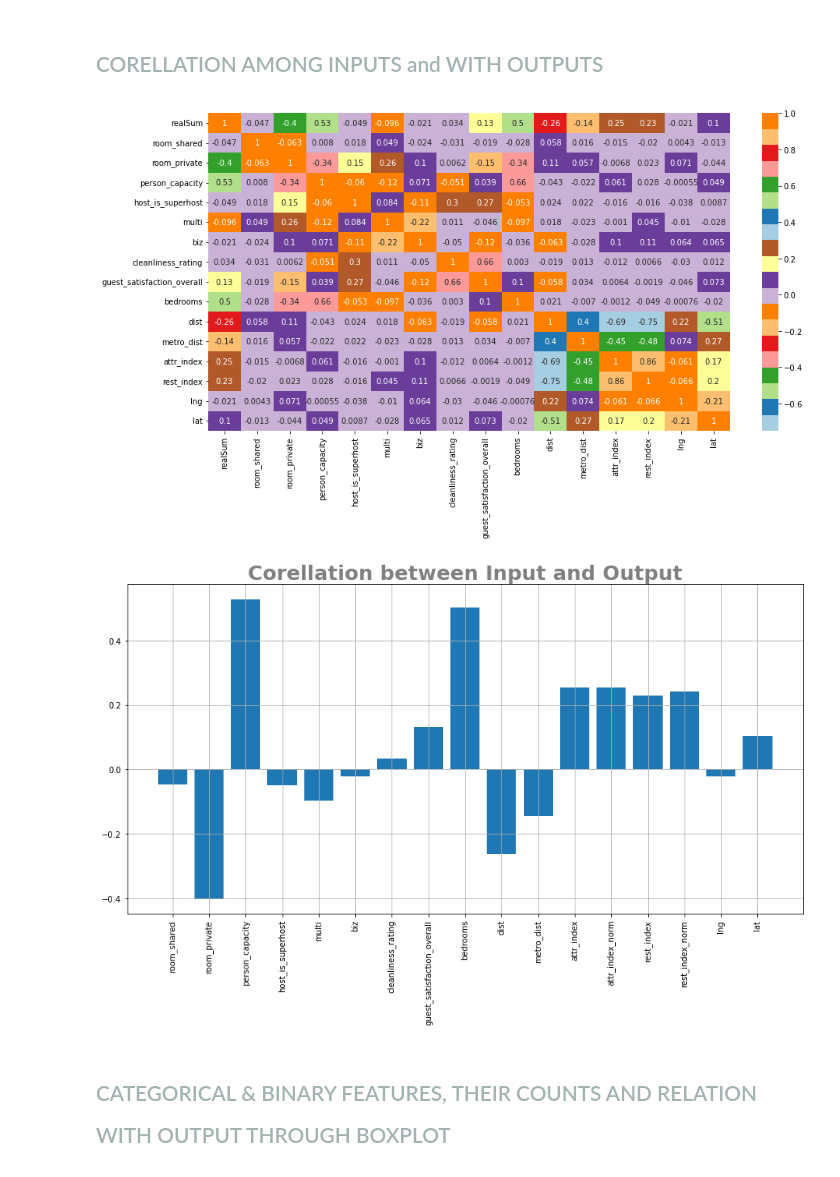
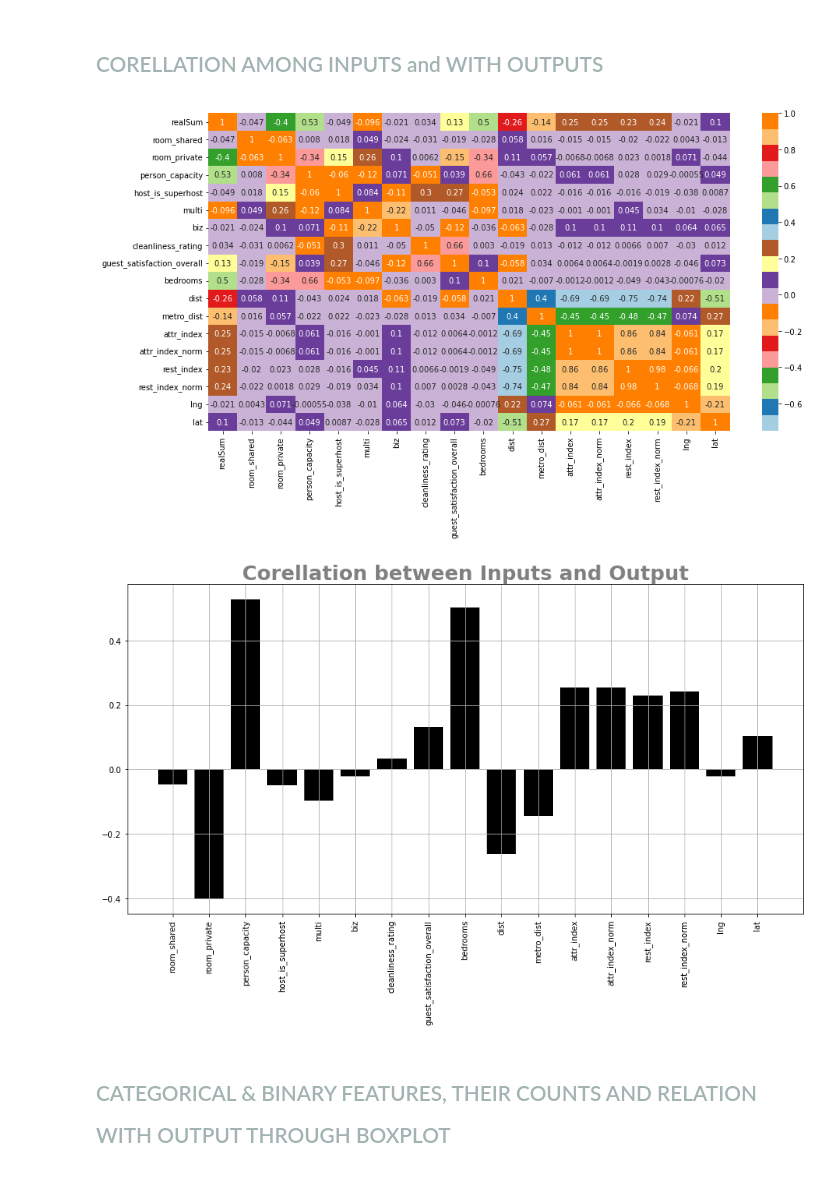
Before and after one commit to ibabarx/Machine-Learning-Hands-On, a Jupyter notebook: Airbnb Prices in European Cities/amsterdam.ipynb, the cells around one changed output. Saved outputs shown, nothing was run; the diff lists cells and outputs as text; code cells hidden in the pictures.

```diff
--- a/Airbnb Prices in European Cities/amsterdam.ipynb
+++ b/Airbnb Prices in European Cities/amsterdam.ipynb
@@ -21,16 +21,14 @@ print(amsterdam_weekends.shape)
 (977, 20)
 # %%
 def combine(csv_1,col_1,csv_2,col_2):
-    csv_1['weekdays'] = col_1
-    csv_2['weekdays'] = col_2
+    csv_1['week time'] = col_1
+    csv_2['week time'] = col_2
     csv_1.drop(columns = ['Unnamed: 0'],inplace=True)
     csv_2.drop(columns = ['Unnamed: 0'],inplace=True)
     merged = pd.concat([csv_1, csv_2])
     return merged
 # %%
 amsterdam = combine(amsterdam_weekdays,'weekdays',amsterdam_weekends,'weekends')
-# %%
-amsterdam['Location Co-ordinates'] = amsterdam.apply(lambda row: (row['lat'], row['lng']), axis=1)
 # %%
 amsterdam.info()
 # %% [output]
@@ -185,17 +174,17 @@ plt.subplots_adjust(hspace=0.5)
 # %%
 plt.figure
 fig, axs = plt.subplots(1, 1, figsize=(15, 7.5))
-sns.heatmap(amsterdam.drop(columns=['attr_index_norm','rest_index_norm']).corr(),cmap=sns.color_palette("Paired",20),annot=True)
+sns.heatmap(amsterdam.corr(),cmap=sns.color_palette("Paired",20),annot=True)
 
 fig2, axs2 = plt.subplots(1, 1, figsize=(15, 7.5))
-axs2.bar(x = ((amsterdam.drop(columns=['realSum'])).corrwith(amsterdam['realSum'])).index, height = (((amsterdam.drop(columns=['realSum'])).corrwith(amsterdam['realSum'])).values))
+axs2.bar(x = ((amsterdam.drop(columns=['realSum'])).corrwith(amsterdam['realSum'])).index, height = (((amsterdam.drop(columns=['realSum'])).corrwith(amsterdam['realSum'])).values),color='000000')
 axs2.set_xticklabels(((amsterdam.drop(columns=['realSum'])).corrwith(amsterdam['realSum'])).index,rotation=90)
 axs2.set_title('Corellation between Inputs and Output',fontsize=25,fontweight='bold',color='Gray')
 plt.grid(True)
 plt.show()
 # %% [output]
-[figure, old version]
+[figure, new version]
-[figure, old version]
+[figure, new version]
 # %% [markdown]
 # <span style="color:#a2b3b2; font-size:0.75em;">CATEGORICAL & BINARY FEATURES, THEIR COUNTS AND RELATION WITH OUTPUT THROUGH BOXPLOT
 # %%
```
Also changed, not shown: parts of 32 cells of this notebook.
